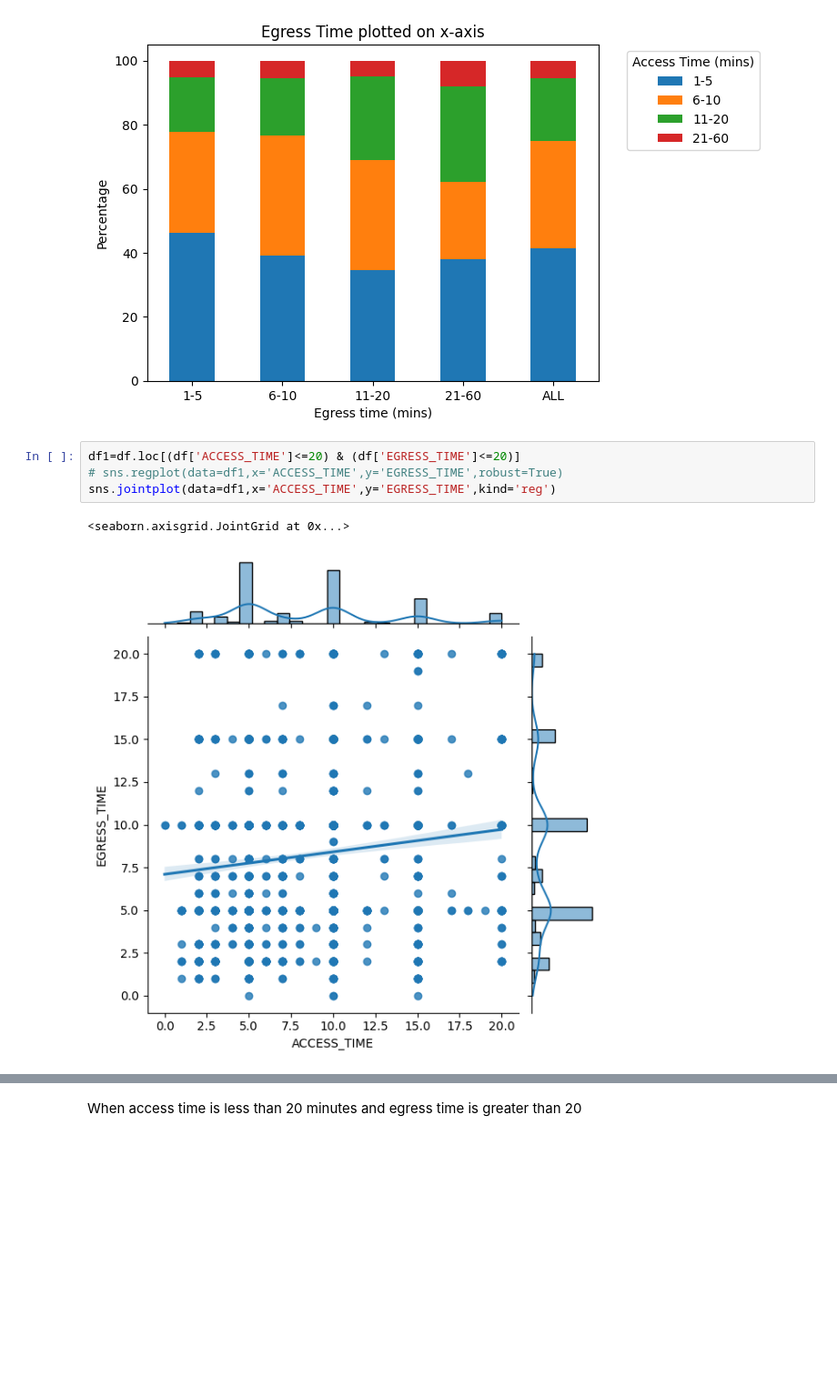
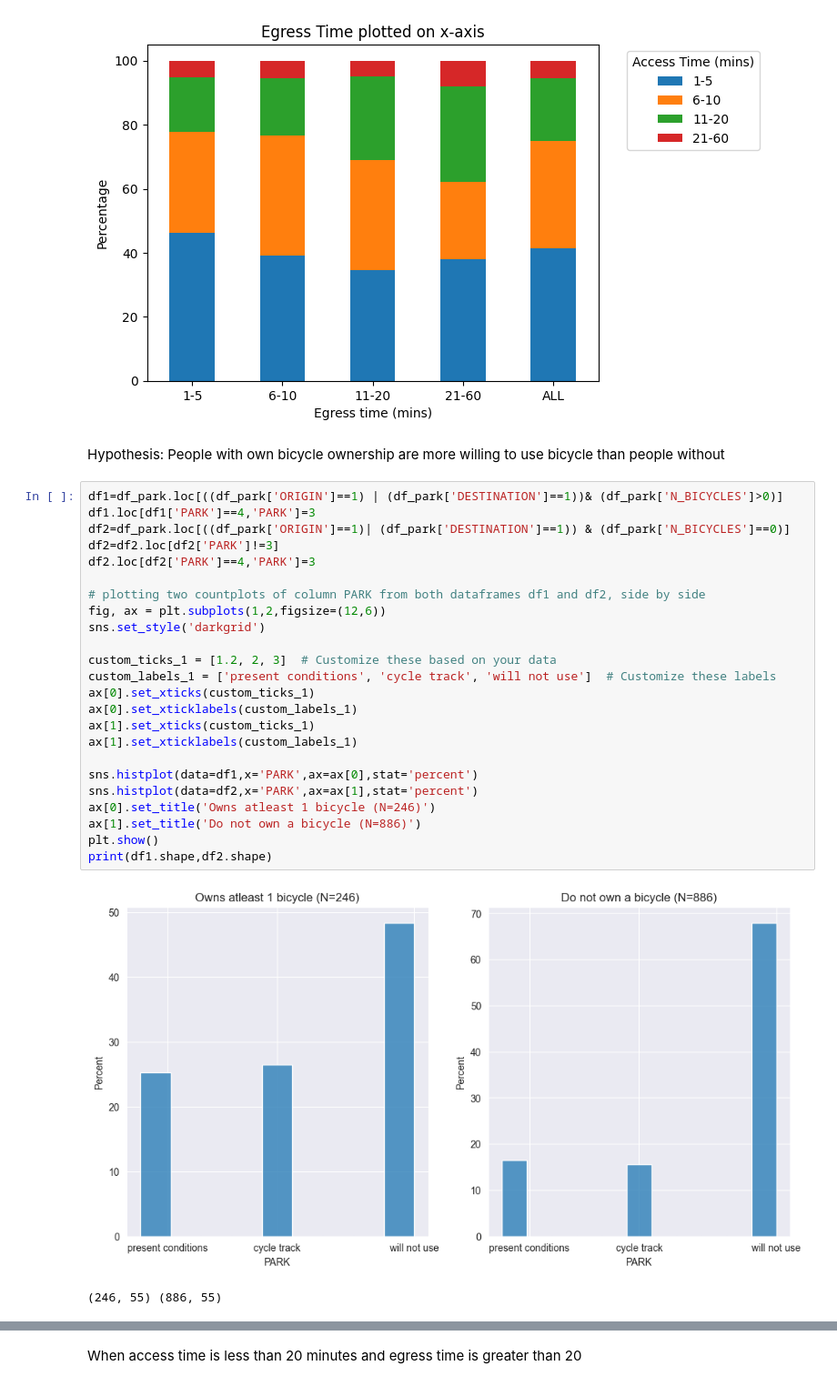
Before and after one commit to Gavaskar24/Metro, a Jupyter notebook: EDA.ipynb, the cells around one changed output, grey strips where cells are left out. Shown at 91% size. Saved outputs shown, nothing was run; the diff lists cells and outputs as text; blank space fills up the shorter version.

```diff
--- a/EDA.ipynb
+++ b/EDA.ipynb
@@ -226,10 +406,32 @@ EGRESS_TIME_B
 21-60          37.90  24.19  29.84   8.06
 All            41.34  33.68  19.55   5.43
 [figure]
-# %%
-df1=df.loc[(df['ACCESS_TIME']<=20) & (df['EGRESS_TIME']<=20)]
-# sns.regplot(data=df1,x='ACCESS_TIME',y='EGRESS_TIME',robust=True)
-sns.jointplot(data=df1,x='ACCESS_TIME',y='EGRESS_TIME',kind='reg')
-# %% [output]
-<seaborn.axisgrid.JointGrid at 0x...>
-[figure, removed]
+# %% [markdown]
+Hypothesis: People with own bicycle ownership are more willing to use bicycle than people without
+# %%
+df1=df_park.loc[((df_park['ORIGIN']==1) | (df_park['DESTINATION']==1))& (df_park['N_BICYCLES']>0)]
+df1.loc[df1['PARK']==4,'PARK']=3
+df2=df_park.loc[((df_park['ORIGIN']==1)| (df_park['DESTINATION']==1)) & (df_park['N_BICYCLES']==0)]
+df2=df2.loc[df2['PARK']!=3]
+df2.loc[df2['PARK']==4,'PARK']=3
+
+# plotting two countplots of column PARK from both dataframes df1 and df2, side by side
+fig, ax = plt.subplots(1,2,figsize=(12,6))
+sns.set_style('darkgrid')
+
+custom_ticks_1 = [1.2, 2, 3]  # Customize these based on your data
+custom_labels_1 = ['present conditions', 'cycle track', 'will not use']  # Customize these labels
+ax[0].set_xticks(custom_ticks_1)
+ax[0].set_xticklabels(custom_labels_1)
+ax[1].set_xticks(custom_ticks_1)
+ax[1].set_xticklabels(custom_labels_1)
+
+sns.histplot(data=df1,x='PARK',ax=ax[0],stat='percent')
+sns.histplot(data=df2,x='PARK',ax=ax[1],stat='percent')
+ax[0].set_title('Owns atleast 1 bicycle (N=246)')
+ax[1].set_title('Do not own a bicycle (N=886)')
+plt.show()
+print(df1.shape,df2.shape)
+# %% [output]
+[figure, added]
+(246, 55) (886, 55)
```
Also changed, not shown: parts of 46 cells of this notebook.
